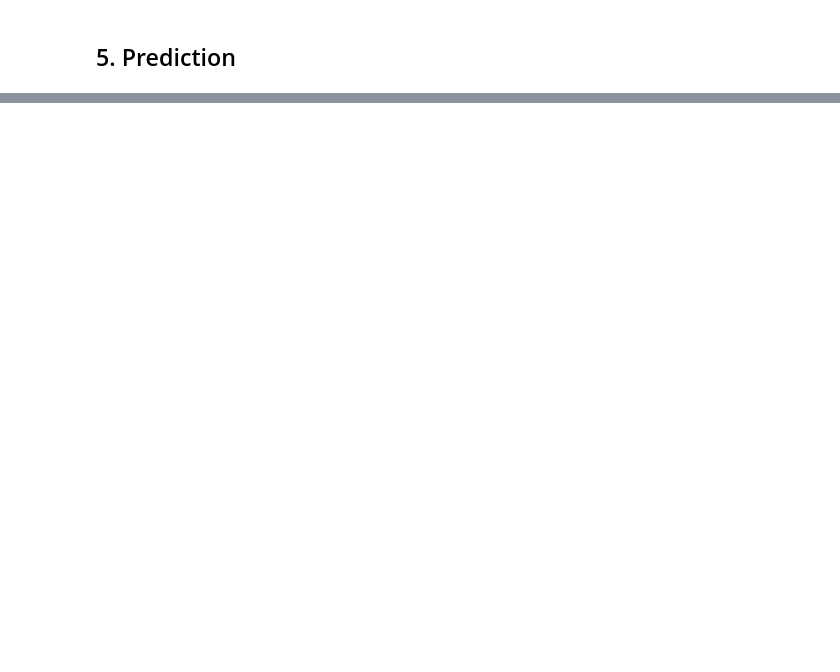
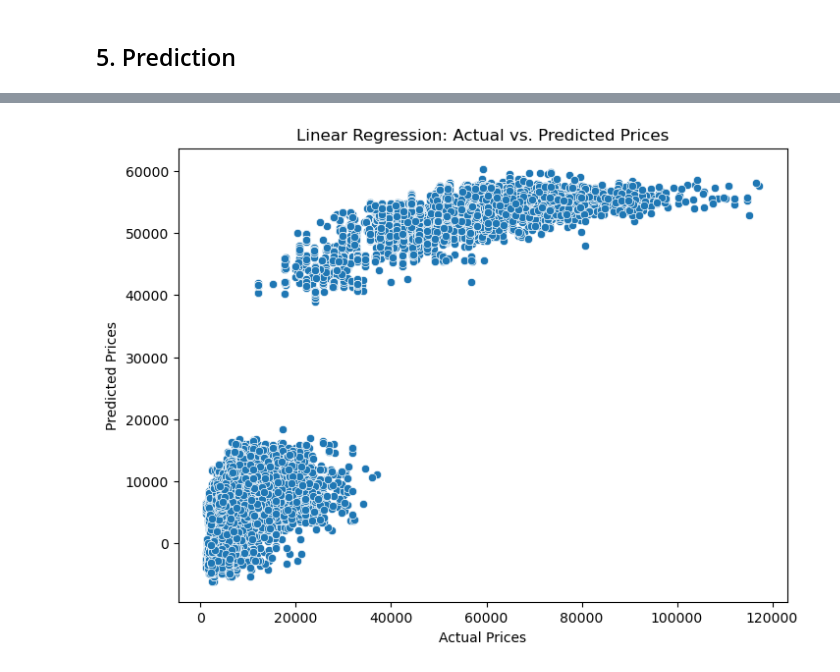
Before and after one commit to r41ss4/rennes_da, a Jupyter notebook: notebooks_analysis/predictive.ipynb, the cells around one changed output, grey strips where cells are left out. Cells and saved outputs as stored; diff of their text form; code cells hidden in the pictures; blank space fills up the shorter version.

```diff
--- a/notebooks_analysis/predictive.ipynb
+++ b/notebooks_analysis/predictive.ipynb
@@ -118,7 +151,10 @@ plt.show()
 # %%
+# Scatter plot
 plt.figure(figsize=(8, 6))
 sns.scatterplot(x=y_test, y=lr_preds)
 plt.xlabel("Actual Prices")
 plt.ylabel("Predicted Prices")
-plt.title("Actual vs. Predicted Prices")
+plt.title("Linear Regression: Actual vs. Predicted Prices")
 plt.show()
+# %% [output]
+[figure, added]
```
Also changed, not shown: parts of 11 cells of this notebook.
